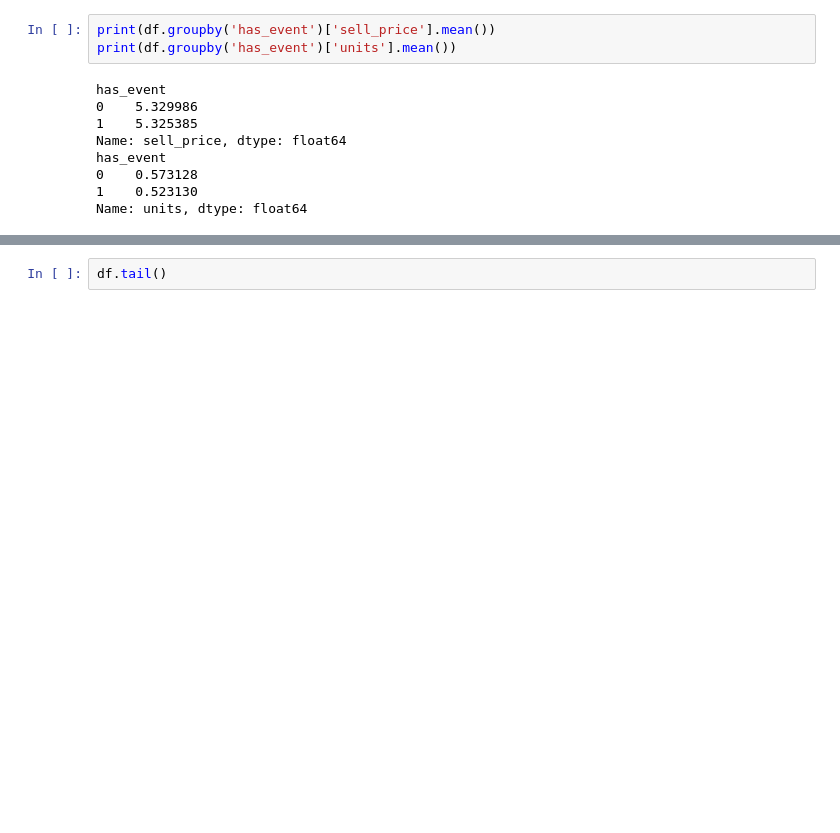
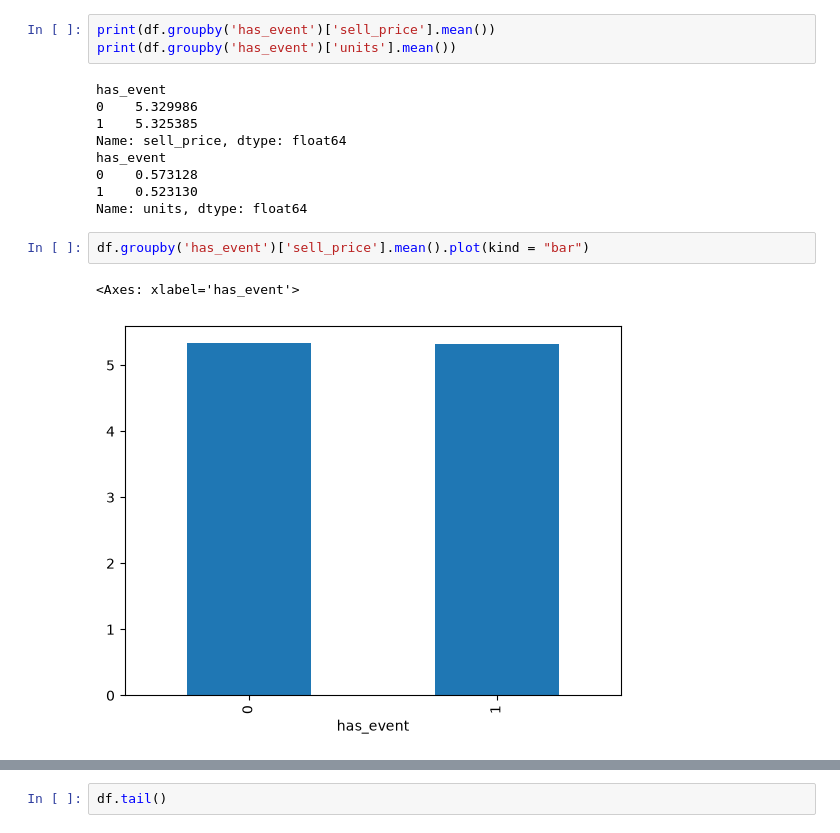
Before and after one commit to Hassan3924/M5-Forecasting, a Jupyter notebook: main.ipynb, the cells around one changed output, grey strips where cells are left out. Drawn from its saved outputs; the diff is of its cells as text; blank space fills up the shorter version.

```diff
--- a/main.ipynb
+++ b/main.ipynb
@@ -955,3 +926,8 @@ has_event
 0    0.573128
 1    0.523130
 Name: units, dtype: float64
+# %%
+df.groupby('has_event')['sell_price'].mean().plot(kind = "bar")
+# %% [output]
+<Axes: xlabel='has_event'>
+[figure, added]
```
Also changed, not shown: parts of 27 cells of this notebook.
